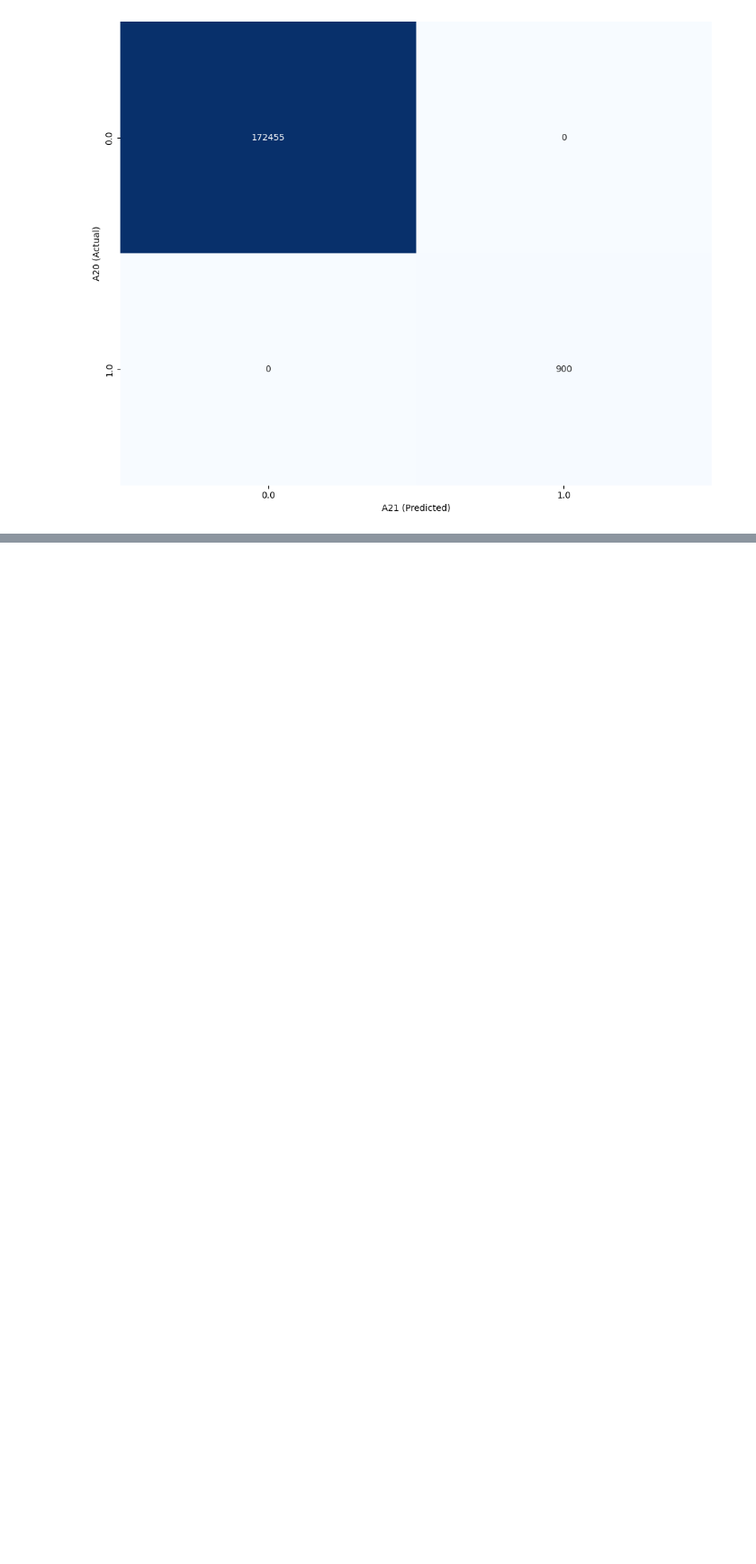
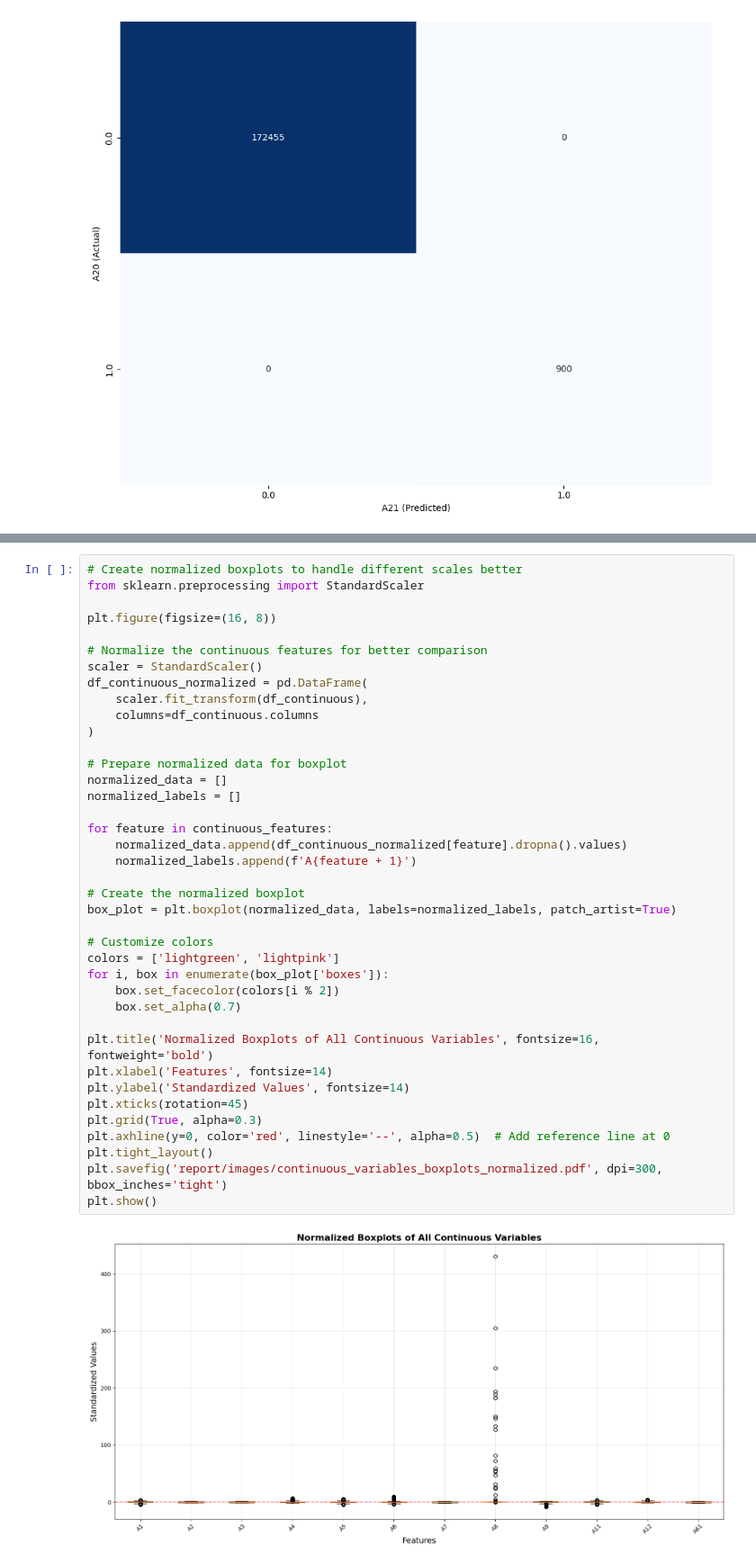
Before and after one commit to Voltzz9/ml441_assignments, a Jupyter notebook: assign1/ml441_assign1_26296918.ipynb, the cells around one changed output, grey strips where cells are left out. Shown at 90% size. Saved outputs shown, nothing was run; the diff lists cells and outputs as text; blank space fills up the shorter version.

```diff
--- a/assign1/ml441_assign1_26296918.ipynb
+++ b/assign1/ml441_assign1_26296918.ipynb
@@ -1085,0 +1171,41 @@ plt.show()
+# %%
+# Create normalized boxplots to handle different scales better
+from sklearn.preprocessing import StandardScaler
+
+plt.figure(figsize=(16, 8))
+
+# Normalize the continuous features for better comparison
+scaler = StandardScaler()
+df_continuous_normalized = pd.DataFrame(
+    scaler.fit_transform(df_continuous),
+    columns=df_continuous.columns
+)
+
+# Prepare normalized data for boxplot
+normalized_data = []
+normalized_labels = []
+
+for feature in continuous_features:
+    normalized_data.append(df_continuous_normalized[feature].dropna().values)
+    normalized_labels.append(f'A{feature + 1}')
+
+# Create the normalized boxplot
+box_plot = plt.boxplot(normalized_data, labels=normalized_labels, patch_artist=True)
+
+# Customize colors
+colors = ['lightgreen', 'lightpink']
+for i, box in enumerate(box_plot['boxes']):
+    box.set_facecolor(colors[i % 2])
+    box.set_alpha(0.7)
+
+plt.title('Normalized Boxplots of All Continuous Variables', fontsize=16, fontweight='bold')
+plt.xlabel('Features', fontsize=14)
+plt.ylabel('Standardized Values', fontsize=14)
+plt.xticks(rotation=45)
+plt.grid(True, alpha=0.3)
+plt.axhline(y=0, color='red', linestyle='--', alpha=0.5)  # Add reference line at 0
+plt.tight_layout()
+plt.savefig('report/images/continuous_variables_boxplots_normalized.pdf', dpi=300, bbox_inches='tight')
+plt.show()
+# %% [output]
+[figure, added]
```
Also changed, not shown: parts of 7 cells of this notebook, 18 other files.
